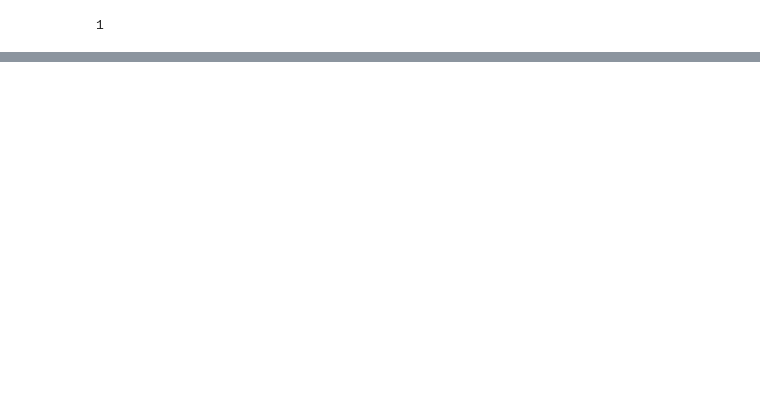
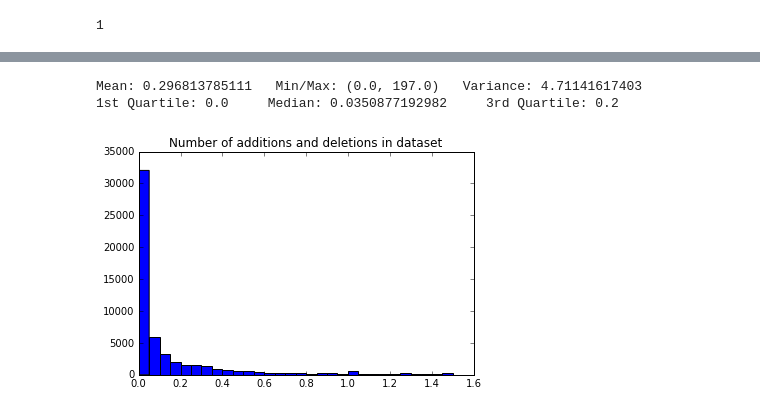
Before and after one commit to EduardoVernier/dataset-generator, a Jupyter notebook: WorldBankStatistics/wb-statistics.ipynb, the cells around one changed output, grey strips where cells are left out. Cells and saved outputs as stored; diff of their text form; code cells hidden in the pictures; blank space fills up the shorter version.

```diff
--- a/WorldBankStatistics/wb-statistics.ipynb
+++ b/WorldBankStatistics/wb-statistics.ipynb
@@ -105,3 +104,12 @@ Mean: 0.00180129688302   Min/Max: (0.0, 0.99996715037736006)   Variance: 0.00013
+# %%
+plt.hist(addition_deletion_list, bins=30, range=[0,1.5])
+plt.title('Number of additions and deletions in dataset')
+array_statistics(addition_deletion_list)
+# addition_deletion_list
+# %% [output]
+Mean: 0.296813785111   Min/Max: (0.0, 197.0)   Variance: 4.71141617403
+1st Quartile: 0.0     Median: 0.0350877192982     3rd Quartile: 0.2
+[figure, added]
 # %%
 np.savetxt('n_revision_list.csv', n_revision_list, delimiter=',')
 np.savetxt('max_nodes_list.csv', max_nodes_list, delimiter=',')
```
Also changed, not shown: parts of 5 cells of this notebook.
